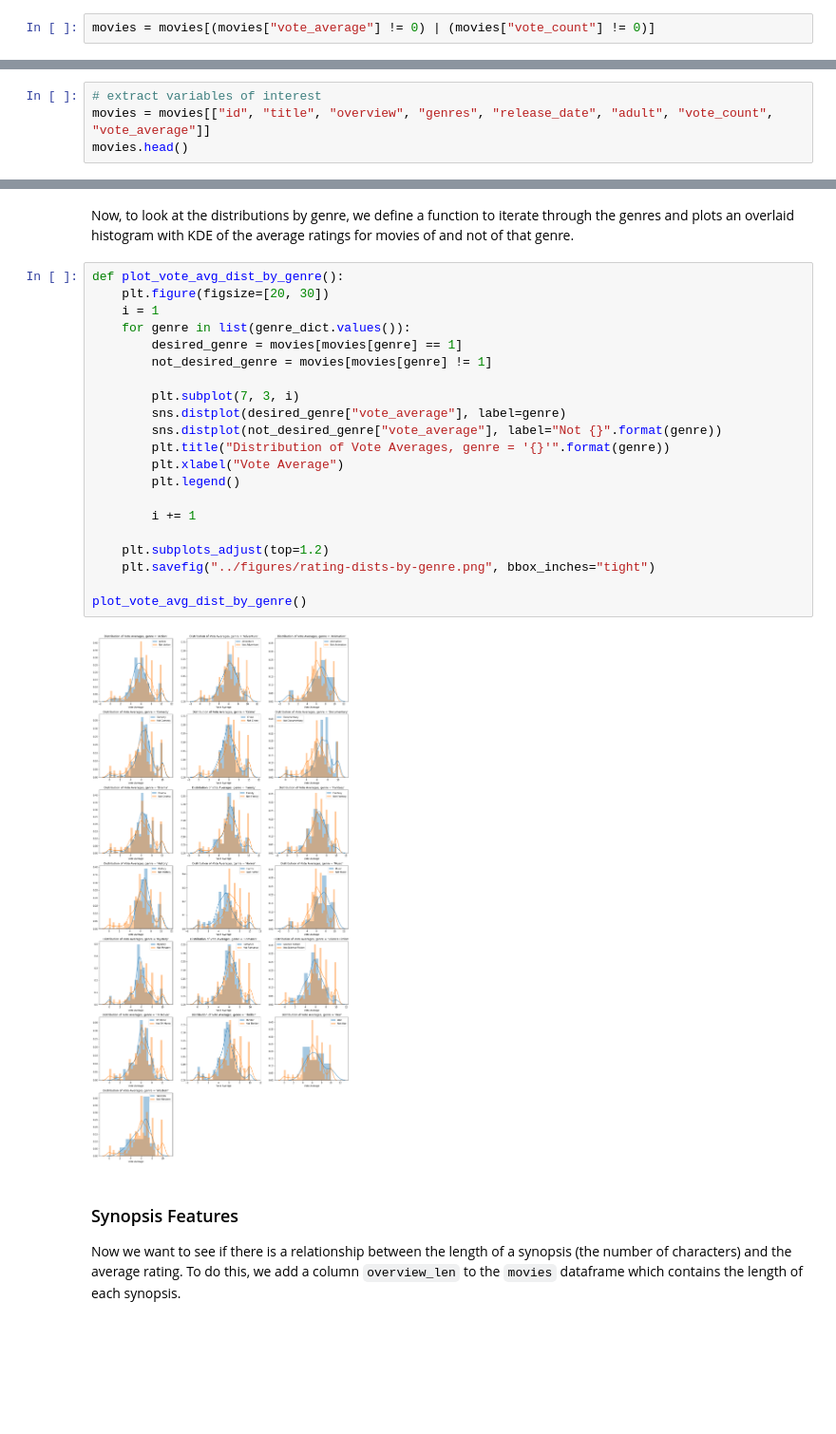
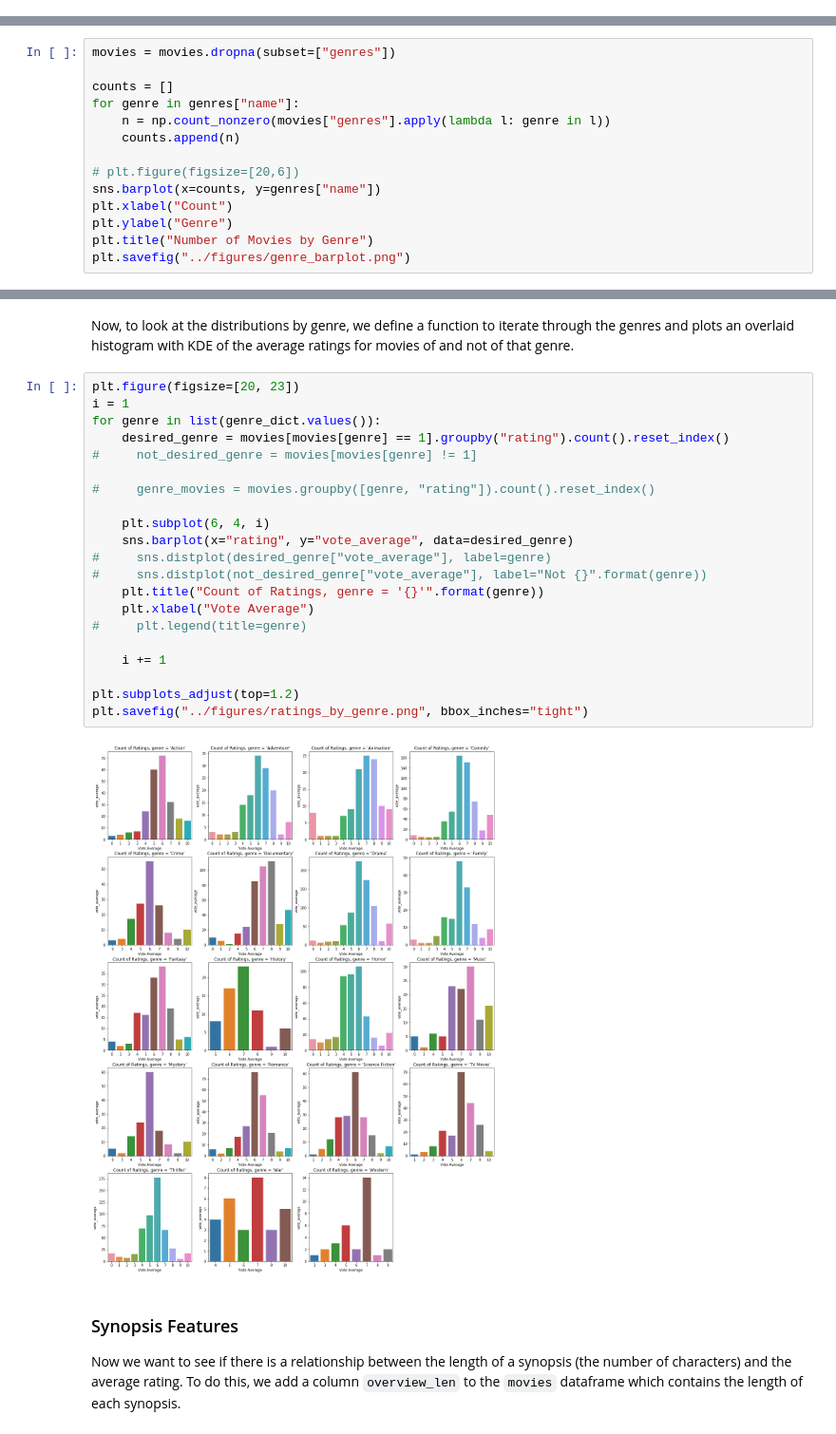
Before and after one commit to chrispyles/honors-thesis, a Jupyter notebook: notebooks/data-cleaning-eda.ipynb, the cells around one changed output, grey strips where cells are left out. Shown at 95% size. Drawn from its saved outputs; the diff is of its cells as text; blank space fills up the shorter version.

```diff
--- a/notebooks/data-cleaning-eda.ipynb
+++ b/notebooks/data-cleaning-eda.ipynb
@@ -185,2 +181,0 @@ In the cell below, we filter the rows that either have a nonzero rating or at le
-# %%
-movies = movies[(movies["vote_average"] != 0) | (movies["vote_count"] != 0)]
@@ -189,4 +181,0 @@ Finally, before moving on to some EDA, we extract the columns that are of intere
-# %%
-# extract variables of interest
-movies = movies[["id", "title", "overview", "genres", "release_date", "adult", "vote_count", "vote_average"]]
-movies.head()
@@ -199,0 +184,14 @@ movies.head()
+# %%
+movies = movies.dropna(subset=["genres"])
+
+counts = []
+for genre in genres["name"]:
+    n = np.count_nonzero(movies["genres"].apply(lambda l: genre in l))
+    counts.append(n)
+
+# plt.figure(figsize=[20,6])
+sns.barplot(x=counts, y=genres["name"])
+plt.xlabel("Count")
+plt.ylabel("Genre")
+plt.title("Number of Movies by Genre")
+plt.savefig("../figures/genre_barplot.png")
@@ -257,28 +264,28 @@ movies.head()
 # %% [markdown]
 Now, to look at the distributions by genre, we define a function to iterate through the genres and plots an overlaid histogram with KDE of the average ratings for movies of and not of that genre.
 # %%
-def plot_vote_avg_dist_by_genre():
-    plt.figure(figsize=[20, 30])
-    i = 1
-    for genre in list(genre_dict.values()):
-        desired_genre = movies[movies[genre] == 1]
-        not_desired_genre = movies[movies[genre] != 1]
+plt.figure(figsize=[20, 23])
+i = 1
+for genre in list(genre_dict.values()):
+    desired_genre = movies[movies[genre] == 1].groupby("rating").count().reset_index()
+#     not_desired_genre = movies[movies[genre] != 1]
 
-        plt.subplot(7, 3, i)
-        sns.distplot(desired_genre["vote_average"], label=genre)
-        sns.distplot(not_desired_genre["vote_average"], label="Not {}".format(genre))
-        plt.title("Distribution of Vote Averages, genre = '{}'".format(genre))
-        plt.xlabel("Vote Average")
-        plt.legend()
+#     genre_movies = movies.groupby([genre, "rating"]).count().reset_index()
 
-        i += 1
+    plt.subplot(6, 4, i)
+    sns.barplot(x="rating", y="vote_average", data=desired_genre)
+#     sns.distplot(desired_genre["vote_average"], label=genre)
+#     sns.distplot(not_desired_genre["vote_average"], label="Not {}".format(genre))
+    plt.title("Count of Ratings, genre = '{}'".format(genre))
+    plt.xlabel("Vote Average")
+#     plt.legend(title=genre)
 
-    plt.subplots_adjust(top=1.2)
-    plt.savefig("../figures/rating-dists-by-genre.png", bbox_inches="tight")
+    i += 1
 
-plot_vote_avg_dist_by_genre()
+plt.subplots_adjust(top=1.2)
+plt.savefig("../figures/ratings_by_genre.png", bbox_inches="tight")
 # %% [output]
-[figure, old version]
+[figure, new version]
 # %% [markdown]
 ### Synopsis Features
 
```
Also changed, not shown: parts of 42 cells of this notebook, 48 other files.
